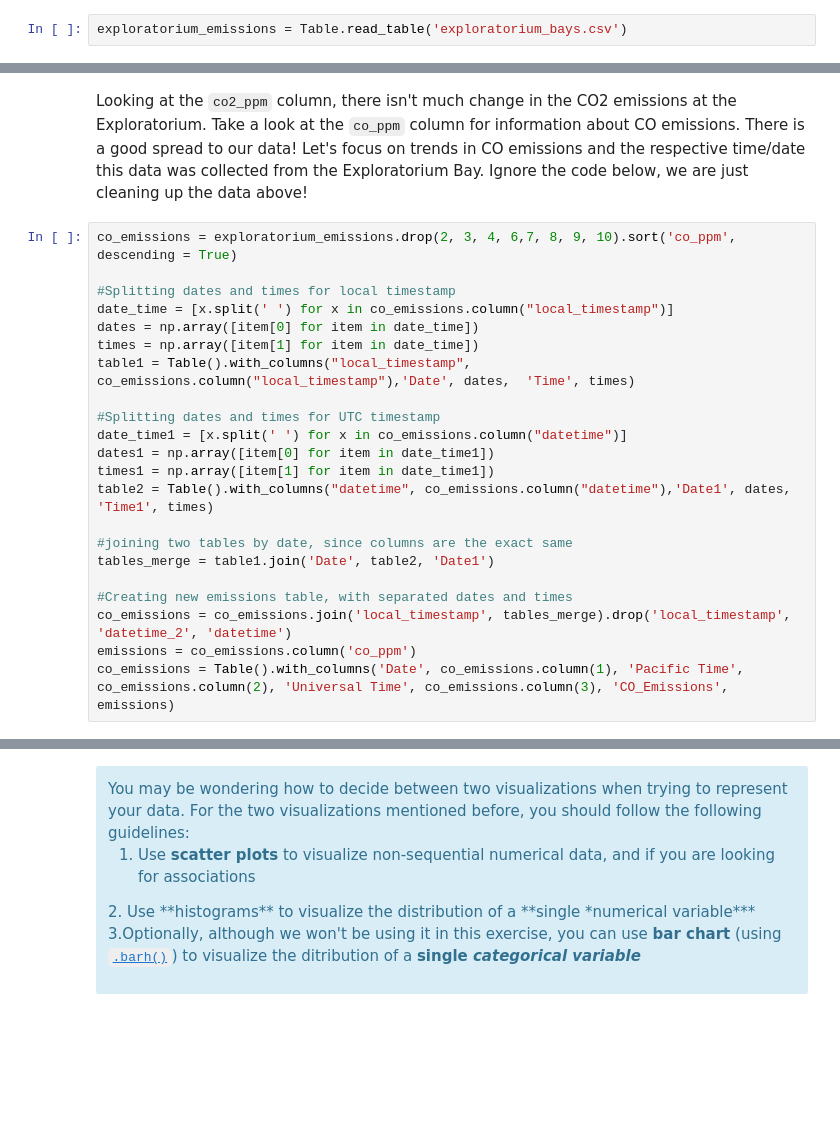
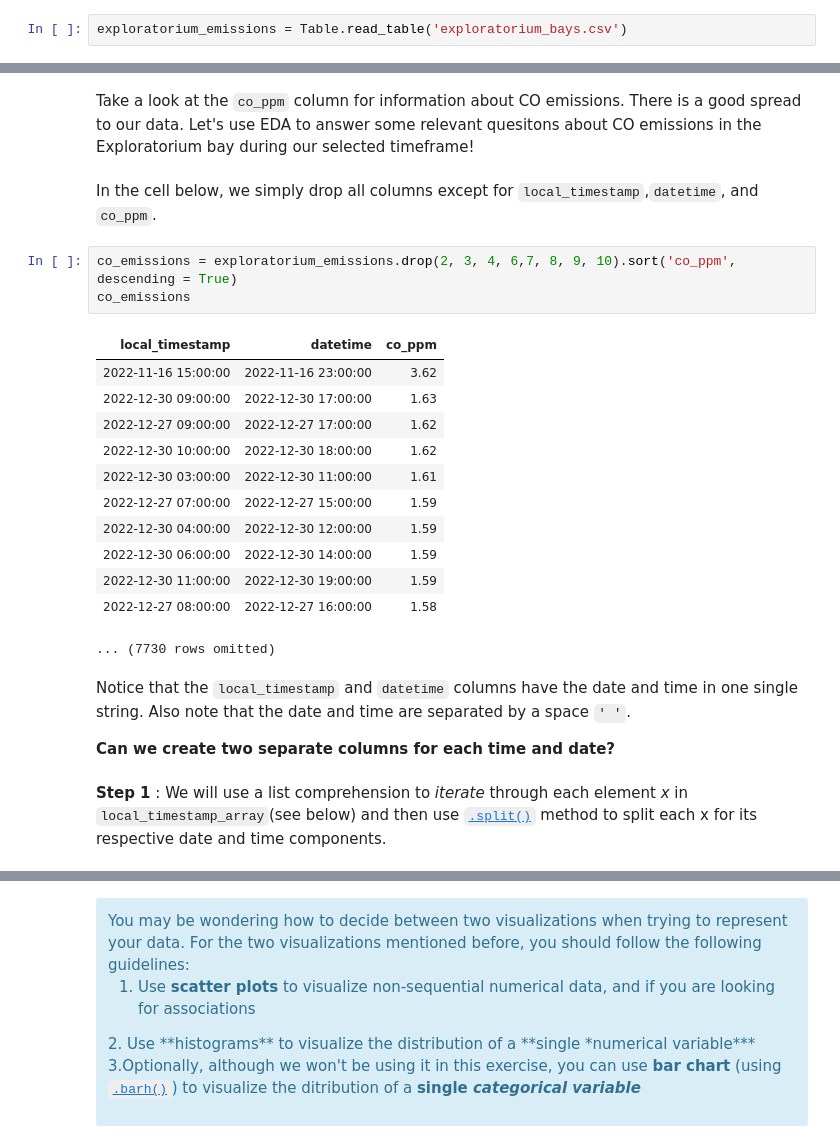
Before and after one commit to ds-modules/BEACON, a Jupyter notebook: Section5/Notebook1Section5.ipynb, the cells around one changed output, grey strips where cells are left out. Drawn from its saved outputs; the diff is of its cells as text; blank space fills up the shorter version.

```diff
--- a/Section5/Notebook1Section5.ipynb
+++ b/Section5/Notebook1Section5.ipynb
@@ -28,24 +30,27 @@ exploratorium_emissions
 # %% [markdown]
-Looking at the `co2_ppm` column, there isn't much change in the CO2 emissions at the Exploratorium. Take a look at the `co_ppm` column for information about CO emissions. There is a good spread to our data! Let's focus on trends in CO emissions and the respective time/date this data was collected from the Exploratorium Bay. Ignore the code below, we are just cleaning up the data above!
+Take a look at the `co_ppm` column for information about CO emissions. There is a good spread to our data. Let's use EDA to answer some relevant quesitons about CO emissions in the Exploratorium bay during our selected timeframe!
-# %%
-co_emissions = exploratorium_emissions.drop(2, 3, 4, 6,7, 8, 9, 10).sort('co_ppm', descending = True)
-
-#Splitting dates and times for local timestamp
-date_time = [x.split(' ') for x in co_emissions.column("local_timestamp")]
-dates = np.array([item[0] for item in date_time])
-times = np.array([item[1] for item in date_time])
-table1 = Table().with_columns("local_timestamp", co_emissions.column("local_timestamp"),'Date', dates,  'Time', times)
-
-#Splitting dates and times for UTC timestamp
-date_time1 = [x.split(' ') for x in co_emissions.column("datetime")]
-dates1 = np.array([item[0] for item in date_time1])
-times1 = np.array([item[1] for item in date_time1])
-table2 = Table().with_columns("datetime", co_emissions.column("datetime"),'Date1', dates,  'Time1', times)
-
-#joining two tables by date, since columns are the exact same
-tables_merge = table1.join('Date', table2, 'Date1')
-
-#Creating new emissions table, with separated dates and times
-co_emissions = co_emissions.join('local_timestamp', tables_merge).drop('local_timestamp', 'datetime_2', 'datetime')
-emissions = co_emissions.column('co_ppm')
-co_emissions = Table().with_columns('Date', co_emissions.column(1), 'Pacific Time', co_emissions.column(2), 'Universal Time', co_emissions.column(3), 'CO_Emissions', emissions)
+# %% [markdown]
+In the cell below, we simply drop all columns except for `local_timestamp`,`datetime`, and `co_ppm`.
+# %%
+co_emissions = exploratorium_emissions.drop(2, 3, 4, 6,7, 8, 9, 10).sort('co_ppm', descending = True)
+co_emissions
+# %% [output]
+| local_timestamp | datetime | co_ppm |
+| 2022-11-16 15:00:00 | 2022-11-16 23:00:00 | 3.62 |
+| 2022-12-30 09:00:00 | 2022-12-30 17:00:00 | 1.63 |
+| 2022-12-27 09:00:00 | 2022-12-27 17:00:00 | 1.62 |
+| 2022-12-30 10:00:00 | 2022-12-30 18:00:00 | 1.62 |
+| 2022-12-30 03:00:00 | 2022-12-30 11:00:00 | 1.61 |
+| 2022-12-27 07:00:00 | 2022-12-27 15:00:00 | 1.59 |
+| 2022-12-30 04:00:00 | 2022-12-30 12:00:00 | 1.59 |
+| 2022-12-30 06:00:00 | 2022-12-30 14:00:00 | 1.59 |
+| 2022-12-30 11:00:00 | 2022-12-30 19:00:00 | 1.59 |
+| 2022-12-27 08:00:00 | 2022-12-27 16:00:00 | 1.58 |
+... (7730 rows omitted)
+# %% [markdown]
+Notice that the `local_timestamp` and `datetime` columns have the date and time in one single string. Also note that the date and time are separated by a space `' '`.
+
+**Can we create two separate columns for each time and date?**
+# %% [markdown]
+**Step 1** :
+We will use a list comprehension to *iterate* through each element *x* in `local_timestamp_array`(see below) and then use [`.split()`](https://www.w3schools.com/python/ref_string_split.asp) method to split each x for its respective date and time components.
```
Also changed, not shown: parts of 20 cells of this notebook, 1 other file.
